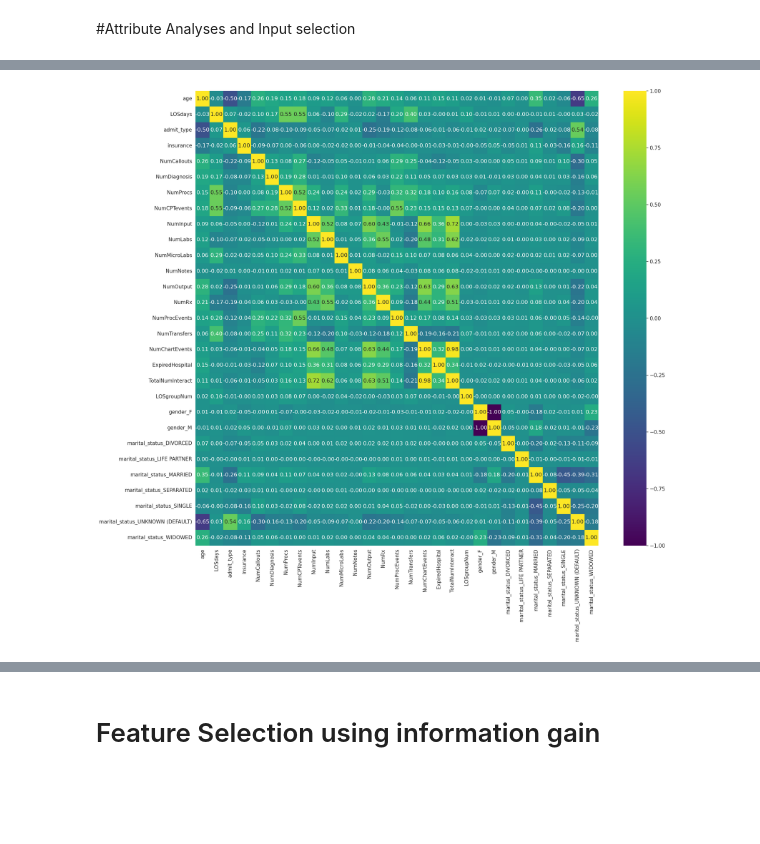
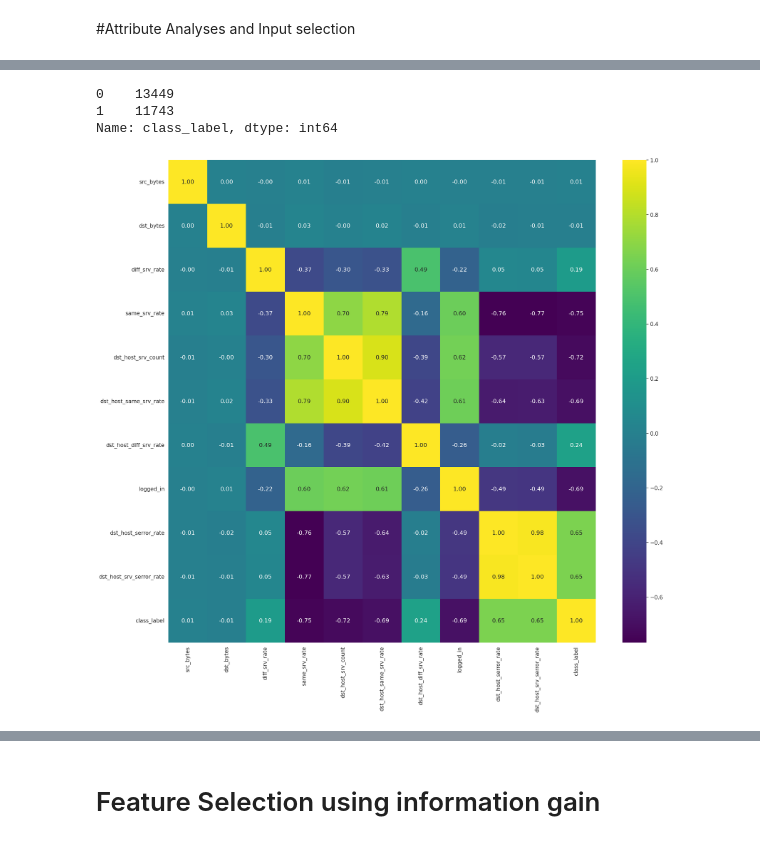
Before and after one commit to HarrisKucukalic/CSS2_Group_3, a Jupyter notebook: Isaac.ipynb, the cells around one changed output, grey strips where cells are left out. Drawn from its saved outputs; the diff is of its cells as text; code cells hidden in the pictures; blank space fills up the shorter version.

```diff
--- a/Isaac.ipynb
+++ b/Isaac.ipynb
@@ -457,0 +119,2 @@ labeled_unbalanced[healthcare_data_known['ExpiredHospital'] == 1].describe()
+# %%
+intrusion_data = pd.read_csv('Train_data.csv')
@@ -458,8 +181,16 @@ labeled_unbalanced[healthcare_data_known['ExpiredHospital'] == 1].describe()
+# %%
+int_corr = intrusion_data[['src_bytes','dst_bytes','diff_srv_rate','same_srv_rate','dst_host_srv_count','dst_host_same_srv_rate','dst_host_diff_srv_rate','logged_in','dst_host_serror_rate','dst_host_srv_serror_rate', 'class_label']]
+# %%
+intrusion_data_right['class_label'].value_counts()
+# %% [output]
+0    13449
+1    11743
+Name: class_label, dtype: int64
 # %%
-healthcare_correlation = labeled_unbalanced.corr()
+int_corr = int_corr.corr()
 plt.figure(figsize=(22, 20))
 sns.set_context('paper', font_scale=1.4)
-sns.heatmap(healthcare_correlation, annot=True, cmap='viridis', fmt='.2f')
+sns.heatmap(int_corr, annot=True, cmap='viridis', fmt='.2f')
 plt.show()
 # %% [output]
-[figure, old version]
+[figure, new version]
```
Also changed, not shown: parts of 149 cells of this notebook.
